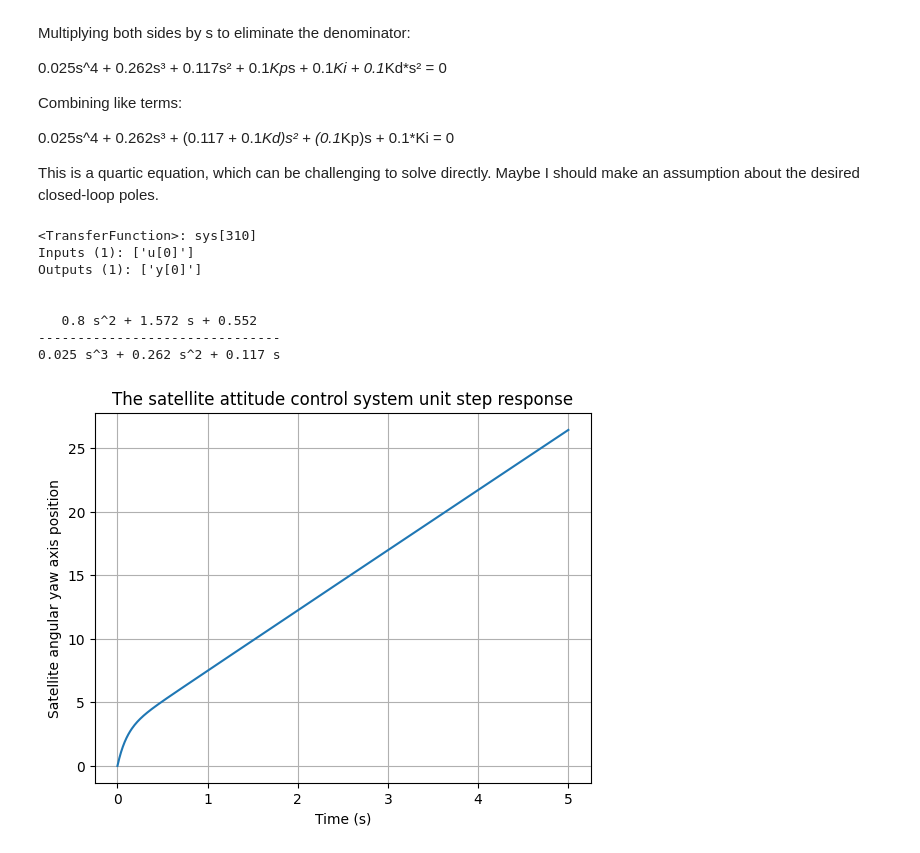
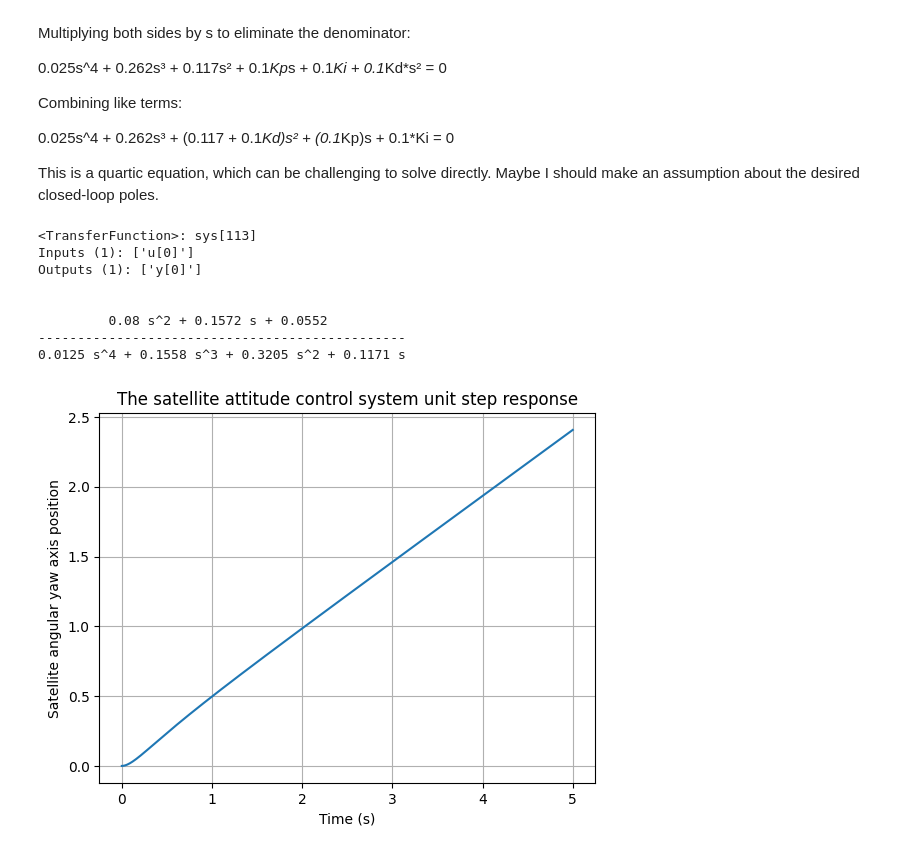
Before and after one commit to FacuBelisario/Tesis-MSE, a Jupyter notebook: SistemasDeControl/SistemaDeControlPID.ipynb, the cells around one changed output. Saved outputs shown, nothing was run; the diff lists cells and outputs as text; code cells hidden in the pictures.

```diff
--- a/SistemasDeControl/SistemaDeControlPID.ipynb
+++ b/SistemasDeControl/SistemaDeControlPID.ipynb
@@ -585,40 +620,40 @@ t = np.arange(0, 5.01, 0.01)  # De 0 a 14 s con paso de 0.01 s
 
 s = ctrl.tf('s')
 
-num = 0.1
-den = (0.025 * s**2 + 0.262 * s  + 0.117) # Eliminé la s que pre-multiplica para que de bien la respuesta
+num = 0.01
+den = (0.0125 * s**3 + 0.15585* s**2  + 0.32045*s + 0.117117)
 
 num_PID = 8*s**2 + 15.72*s + 5.52
 den_PID = s
 
 # Crear el sistema de control
 
 sys = num/den
 sys_PID = num_PID/den_PID
 
 sys_Cont = sys_PID * sys
 
 TF_Cont = ctrl.series(sys_Cont, 1)
 
 print(TF_Cont)
 
 # Obtener la respuesta al escalón
 t_out, y = ctrl.step_response(TF_Cont, t)
 
 # Graficar la respuesta al escalón
 plt.plot(t_out, y)
 plt.grid()
 plt.title('The satellite attitude control system unit step response')
 plt.xlabel('Time (s)')
 plt.ylabel('Satellite angular yaw axis position')
 plt.show()
 # %% [output]
-<TransferFunction>: sys[310]
+<TransferFunction>: sys[113]
 Inputs (1): ['u[0]']
 Outputs (1): ['y[0]']
 
 
-   0.8 s^2 + 1.572 s + 0.552
--------------------------------
-0.025 s^3 + 0.262 s^2 + 0.117 s
+         0.08 s^2 + 0.1572 s + 0.0552
+-----------------------------------------------
+0.0125 s^4 + 0.1558 s^3 + 0.3205 s^2 + 0.1171 s
-[figure, old version]
+[figure, new version]
```
Also changed, not shown: parts of 5 cells of this notebook.
